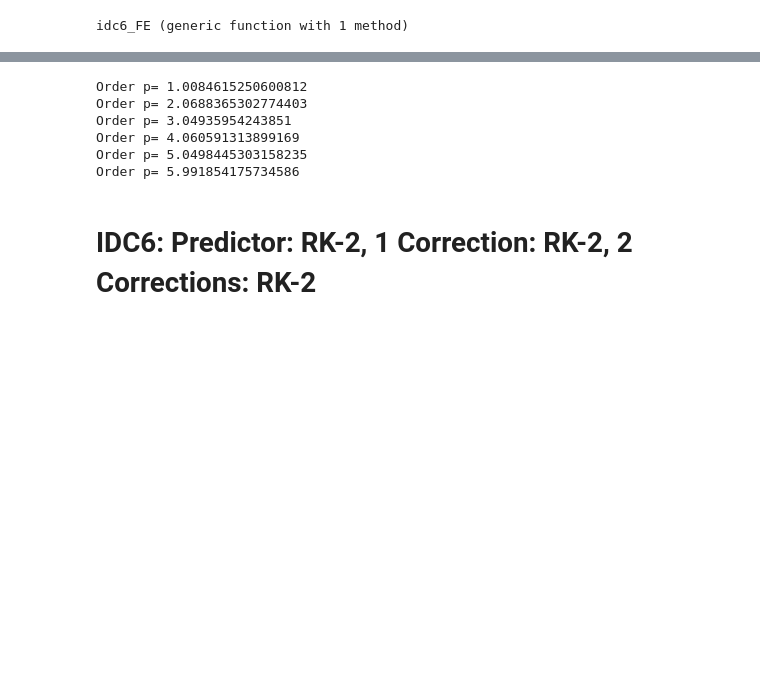
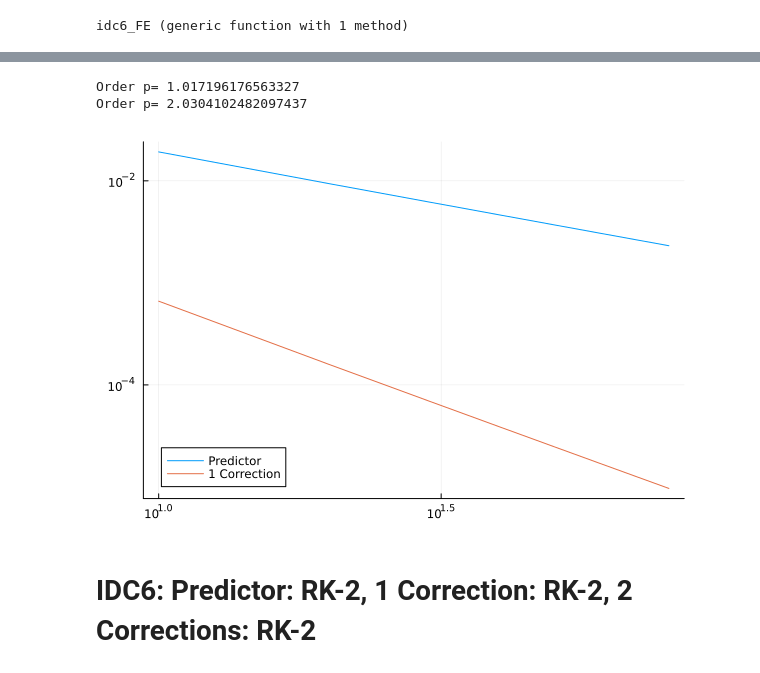
Before and after one commit to Sontosh05/Draft-Projects, a Jupyter notebook: IDC.ipynb, the cells around one changed output, grey strips where cells are left out. Drawn from its saved outputs; the diff is of its cells as text; code cells hidden in the pictures; blank space fills up the shorter version.

```diff
--- a/IDC.ipynb
+++ b/IDC.ipynb
@@ -90,3 +88,26 @@ function idc6_FE(f, a, b, y0, h, N, p, M, K)
 end
 # %% [output]
 idc6_FE (generic function with 1 method)
+# %%
+function ID2(f, tspan, u0, N, K)
+    u=zeros(1, N+1, K+1)
+    dt=(tspan[2]-tspan[1])/N
+    tval=(0:N)*dt
+    u=zeros(1, N+1, K+1)
+    u[1, 1, 1]=u0
+
+    for i=1:N
+
+        for j=i:i
+            u[1, j+1, 1]=u[1, j, 1]+dt*f(tval[j], u[1, j, 1])
+        end
+        for k=1:K
+            u[1, 1, k+1]=u0
+            for j=i:i
+                u[1, j+1, k+1]=u[1, j, k+1]+dt*(f(tval[j], u[1, j, k+1])-f(tval[j], u[1, j, k]))+ 0.5*dt*(f(tval[j], u[1, j, k])+f(tval[j+1], u[1, j+1, k]))
+            end
+        end
+        u[1, i+1, 1]=u[1, i+1, K+1]
+    end
+    return u
+end
@@ -96,7 +192,7 @@ idc6_FE (generic function with 1 method)
 a = 0 # Initial time
 b = 1 # Terminal time
 y0 = 1 # Initial condition
-p = 6 # desired order
+p =2 # desired order
 M = p - 1 # Number of corrections
 
 lambda = -1.0
@@ -107,40 +203,40 @@ ns = zeros(Nk)
 
 for kk in 1:p
     for n in 1:Nk
-        N = 20 * n
+        N = 10* n
         ns[n] = N
         h = (b - a) / N
         #f(t, y)= -2* t .* y .^2
         f(t, y)= lambda* y
         #f(t, y)= y.^2
+
         ystore= idc6_FE(f, a, b, y0, h, N, p, M, kk - 1)
 
         #exact = 1.0 / 2
         exact = y0*exp(lambda * b)
 
         #exact=2.0
 
         err[kk, n] = abs(exact - ystore[1, end, kk])
+
     end
+
 end
 # Compute order of convergence and error plot
 pdeg = polyfit(log10.(ns[:]), log10.(err[1, :]),1)
 print("Order p= ",abs(pdeg[2]),"\n")
 plot(ns, err[1, :],xaxis=:log, yaxis=:log, label="Predictor")
 
 for j in 2:p
     plot!(ns, err[j, :],xaxis=:log, yaxis=:log, label="$(j-1) Correction")
     pdeg = polyfit(log10.(ns[:]), log10.(err[j, :]),1)
     print("Order p= ", abs(pdeg[2]),"\n")
 end
 display(plot!(legend=:bottomleft))
 # %% [output]
-Order p= 1.0084615250600812
-Order p= 2.0688365302774403
-Order p= 3.04935954243851
-Order p= 4.060591313899169
-Order p= 5.0498445303158235
-Order p= 5.991854175734586
+Order p= 1.017196176563327
+Order p= 2.0304102482097437
+[figure, added]
 # %% [markdown]
 #  IDC6: Predictor: RK-2, 1 Correction: RK-2, 2 Corrections: RK-2
 # %%
```
Also changed, not shown: parts of 7 cells of this notebook, 8 other files.
